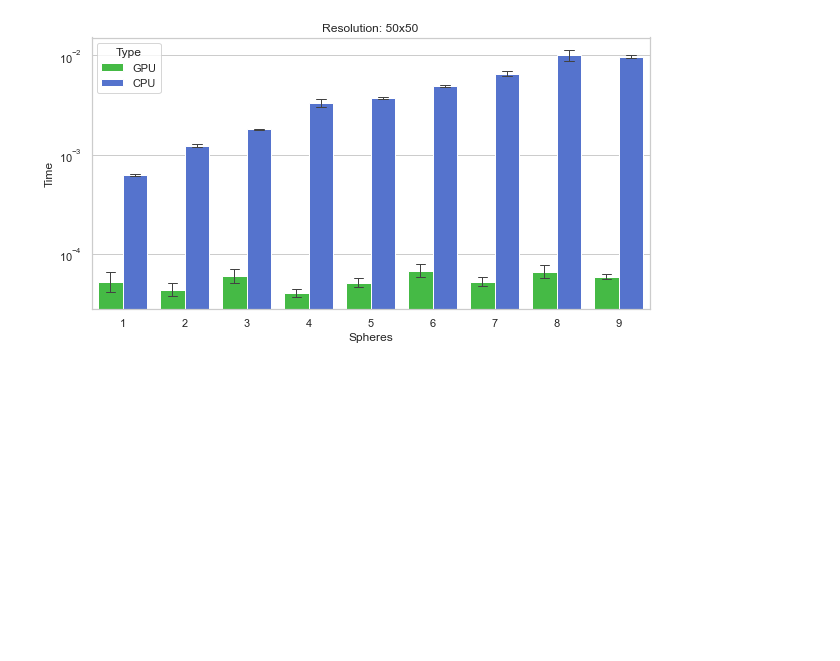
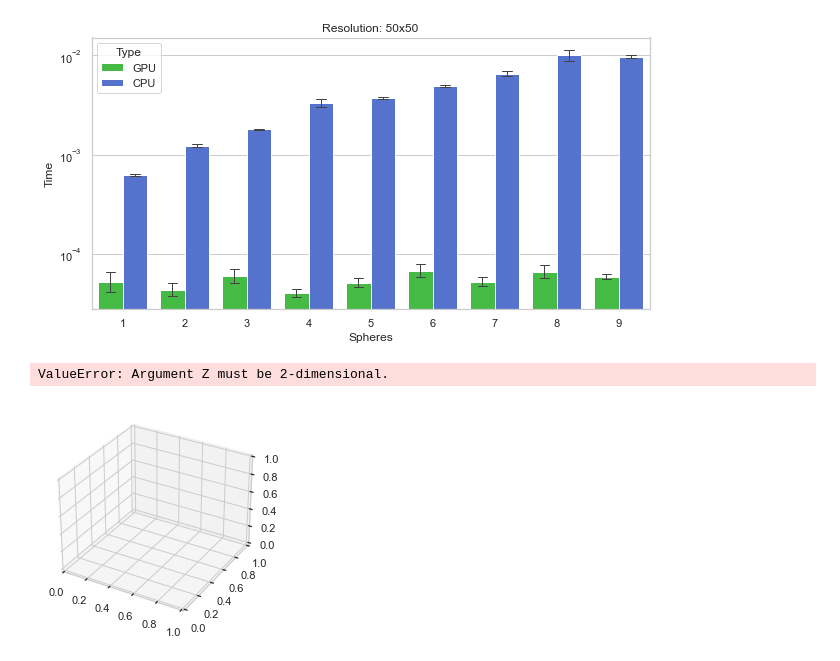
Before and after one commit to skvarre/raytracing, a Jupyter notebook: src/data.ipynb, the cells around one changed output. Saved outputs shown, nothing was run; the diff lists cells and outputs as text; code cells hidden in the pictures; blank space fills up the shorter version.

```diff
--- a/src/data.ipynb
+++ b/src/data.ipynb
@@ -270,3 +345,24 @@ ax.set_yscale("log") # use log
 # plt.savefig("rövhål.png", dpi=400)
 # %% [output]
 [figure]
+# %%
+CPU_files = os.path.join("CPU/*_sphere_1-400/*.csv")
+CPU_list = sorted(glob.glob(CPU_files))
+
+CPU = pd.concat(map(pd.read_csv, CPU_list), ignore_index=True)
+
+search = []
+for values in CPU['Resolution']:
+    search.append(re.search(r'(\d+)x', values).group(1))
+CPU['Width'] = search
+CPU['Width'] = CPU['Width'].astype('int')
+CPU = CPU.sort_values(["Width"], ascending=[True])
+# %%
+fig = plt.figure(figsize=(4,4))
+
+ax = fig.add_subplot(111, projection='3d')
+
+ax.plot_surface(CPU['Spheres'],CPU['Width'], CPU['Time'])
+# %% [output]
+ValueError: Argument Z must be 2-dimensional.
+[figure, added]
```
Also changed, not shown: parts of 4 cells of this notebook.
